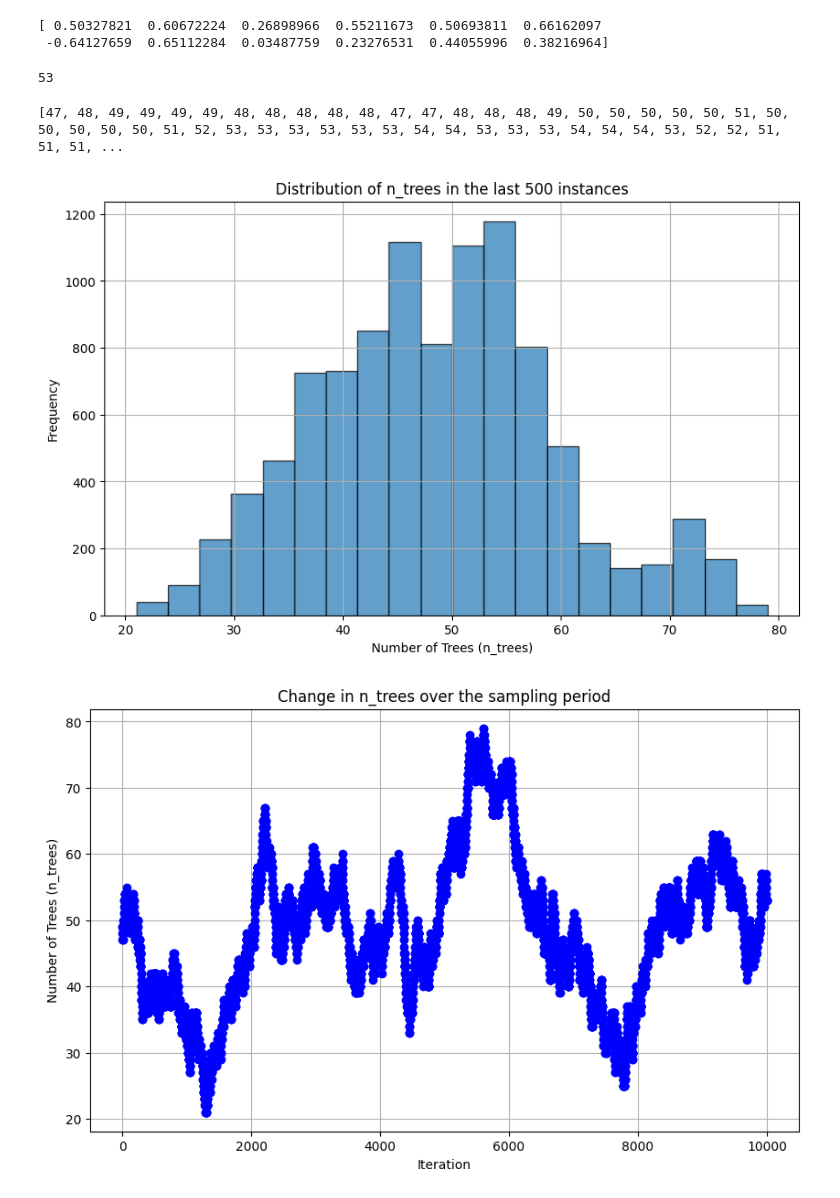
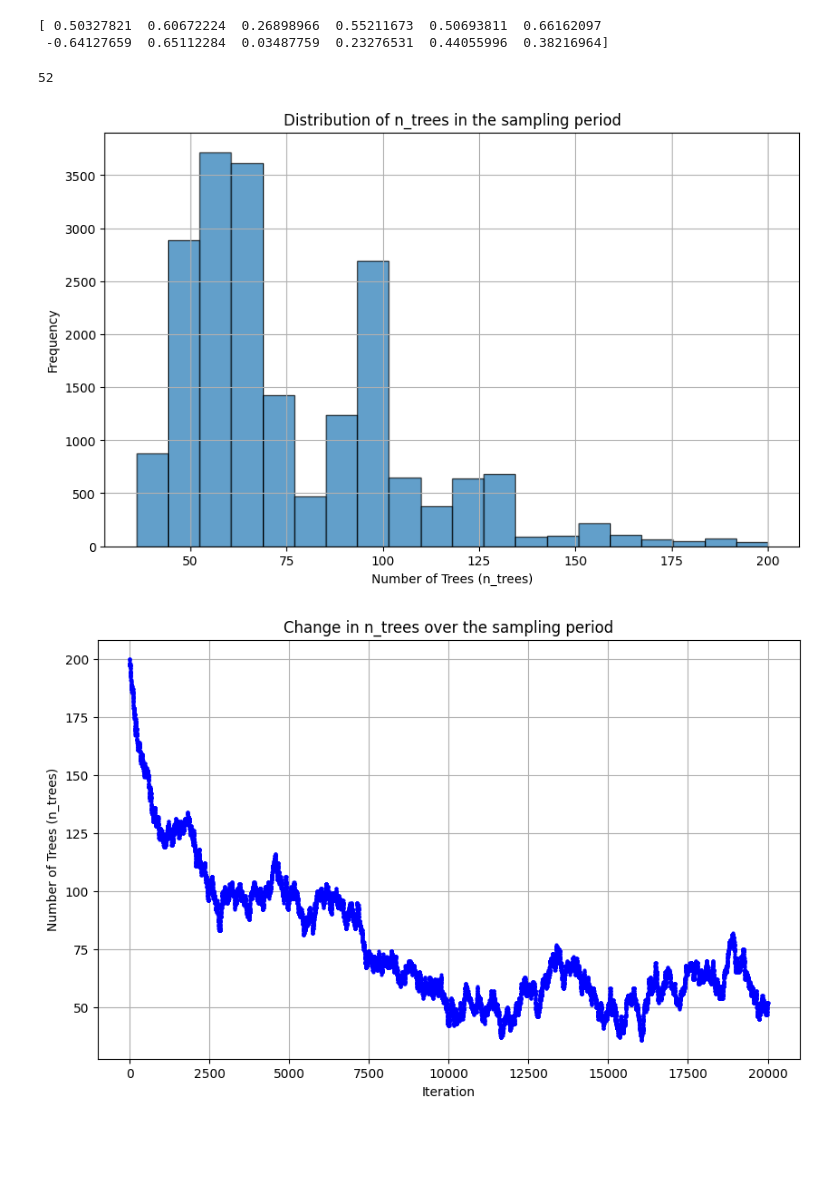
Before and after one commit to yanshuotan/bart-playground, a Jupyter notebook: notebooks/test_MCMC.ipynb, the cells around one changed output. Drawn from its saved outputs; the diff is of its cells as text; code cells hidden in the pictures; blank space fills up the shorter version.

```diff
--- a/notebooks/test_MCMC.ipynb
+++ b/notebooks/test_MCMC.ipynb
@@ -27,45 +27,47 @@ print(y_train[:12])
 # %%
 #profiler = Profiler()
 #profiler.start()
-ndpost = 10000
-bart = ChangeNumTreeBART(ndpost=ndpost, nskip=10000, n_trees=200, proposal_probs=proposal_probs)
+bart = ChangeNumTreeBART(ndpost=20000, nskip=0, n_trees=200, proposal_probs=proposal_probs)
 bart.fit(X_train, y_train)
 #profiler.stop()
 #profiler.print()
 # %%
 bart.trace[-1].n_trees
 # %% [output]
-53
+52
 # %%
 # Extract the n_trees value for each instance
-n_trees_list = [instance.n_trees for instance in bart.trace[-ndpost:]]
-
-# n_trees_list now contains the n_trees values for the last 500 instances
-print(n_trees_list)
+n_trees_list = [instance.n_trees for instance in bart.trace]
-# %% [output]
-[47, 48, 49, 49, 49, 49, 48, 48, 48, 48, 48, 47, 47, 48, 48, 48, 49, 50, 50, 50, 50, 50, 51, 50, 50, 50, 50, 50, 51, 52, 53, 53, 53, 53, 53, 53, 54, 54, 53, 53, 53, 54, 54, 54, 53, 52, 52, 51, 51, 51, ...
 # %%
 # Create a histogram with bins for each integer value
 plt.figure(figsize=(10, 6))
 plt.hist(n_trees_list, bins=20, edgecolor='k', alpha=0.7)
-plt.title('Distribution of n_trees in the last 500 instances')
+plt.title('Distribution of n_trees in the sampling period')
 plt.xlabel('Number of Trees (n_trees)')
 plt.ylabel('Frequency')
 plt.grid(True)
 plt.show()
 # %% [output]
-[figure, old version]
+[figure, new version]
 # %%
 # Create a line plot
 plt.figure(figsize=(10, 6))
-plt.plot(range(len(n_trees_list)), n_trees_list, marker='o', linestyle='-', color='b')
+plt.plot(
+    range(len(n_trees_list)),
+    n_trees_list,
+    marker='o',
+    markersize=2,  # Adjust marker size
+    linestyle='-',
+    linewidth=0.5,  # Adjust line width
+    color='b'
+)
 plt.title('Change in n_trees over the sampling period')
 plt.xlabel('Iteration')
 plt.ylabel('Number of Trees (n_trees)')
 plt.grid(True)
 plt.show()
 # %% [output]
-[figure, old version]
+[figure, new version]
 # %%
 bart.trace[-1].trees
 # %% [output]
```
Also changed, not shown: parts of 3 cells of this notebook.
